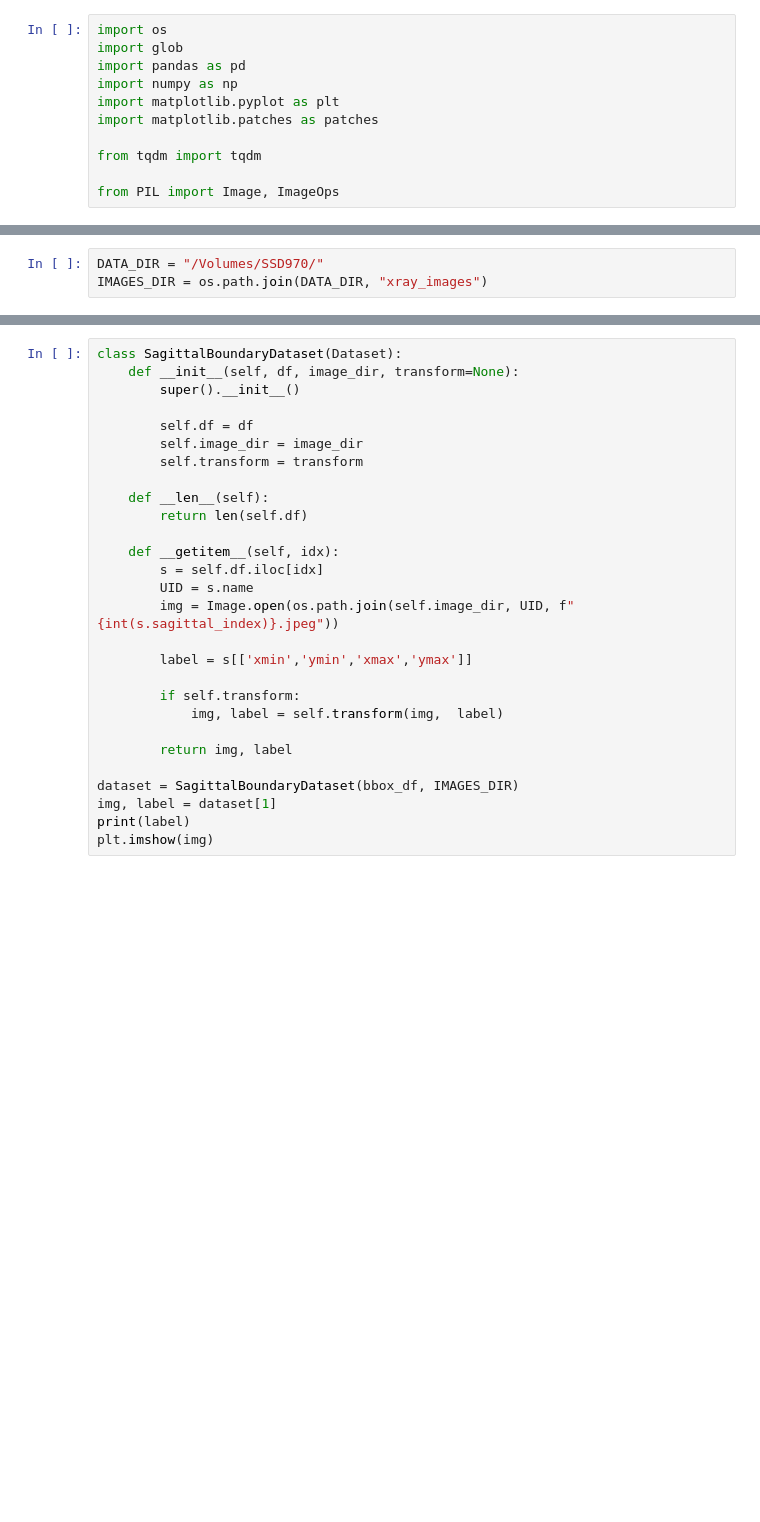
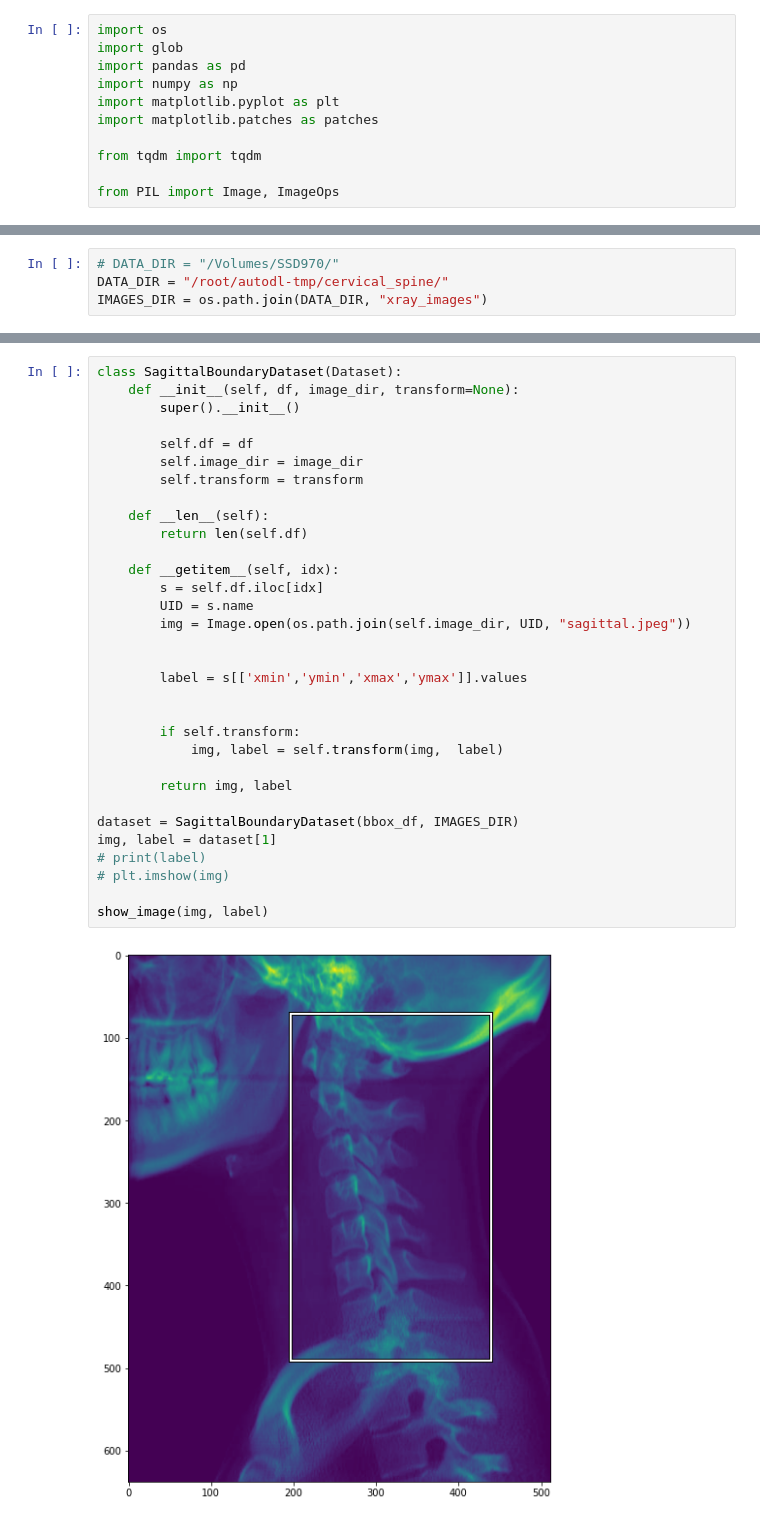
Before and after one commit to ghty011/cervical_spine, a Jupyter notebook: final/train_sagittal_boundary.ipynb, the cells around one changed output, grey strips where cells are left out. Saved outputs shown, nothing was run; the diff lists cells and outputs as text; blank space fills up the shorter version.

```diff
--- a/final/train_sagittal_boundary.ipynb
+++ b/final/train_sagittal_boundary.ipynb
@@ -28,5 +59,6 @@ import albumentations as A
 # %%
-DATA_DIR = "/Volumes/SSD970/"
+# DATA_DIR = "/Volumes/SSD970/"
+DATA_DIR = "/root/autodl-tmp/cervical_spine/"
 IMAGES_DIR = os.path.join(DATA_DIR, "xray_images")
 # %%
 bbox_df = pd.read_csv(os.path.join(DATA_DIR, 'segmentation_sagittal_bbox.csv')).set_index('UID')
@@ -34,28 +125,34 @@ bbox_df.head()
 # %%
 class SagittalBoundaryDataset(Dataset):
     def __init__(self, df, image_dir, transform=None):
         super().__init__()
 
         self.df = df
         self.image_dir = image_dir
         self.transform = transform
 
     def __len__(self):
         return len(self.df)
 
     def __getitem__(self, idx):
         s = self.df.iloc[idx]
         UID = s.name
-        img = Image.open(os.path.join(self.image_dir, UID, f"{int(s.sagittal_index)}.jpeg"))
+        img = Image.open(os.path.join(self.image_dir, UID, "sagittal.jpeg"))
 
-        label = s[['xmin','ymin','xmax','ymax']]
+
+        label = s[['xmin','ymin','xmax','ymax']].values
+
 
         if self.transform:
             img, label = self.transform(img,  label)
 
         return img, label
 
 dataset = SagittalBoundaryDataset(bbox_df, IMAGES_DIR)
 img, label = dataset[1]
-print(label)
-plt.imshow(img)
+# print(label)
+# plt.imshow(img)
+
+show_image(img, label)
+# %% [output]
+[figure, added]
```
Also changed, not shown: parts of 21 cells of this notebook.
